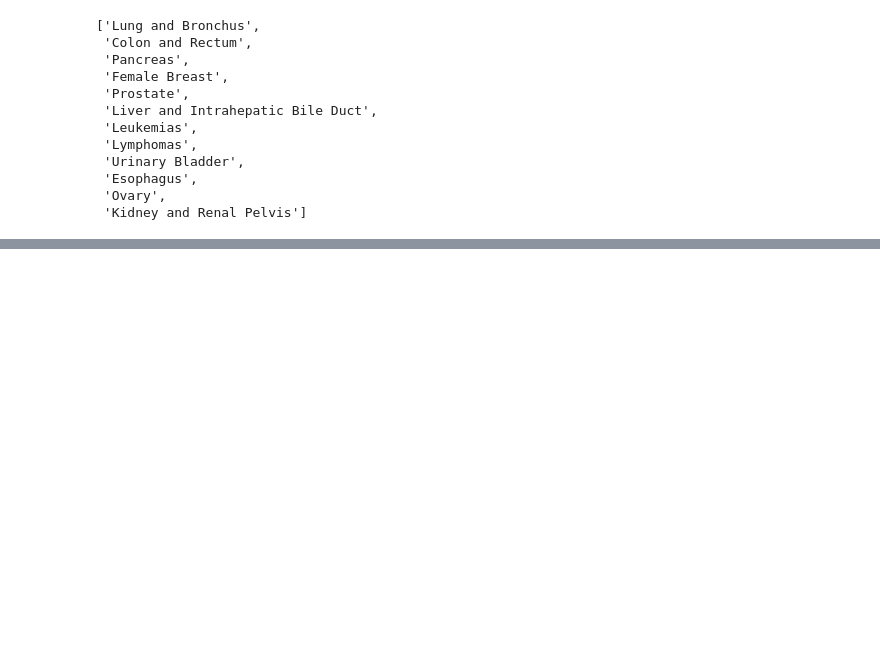
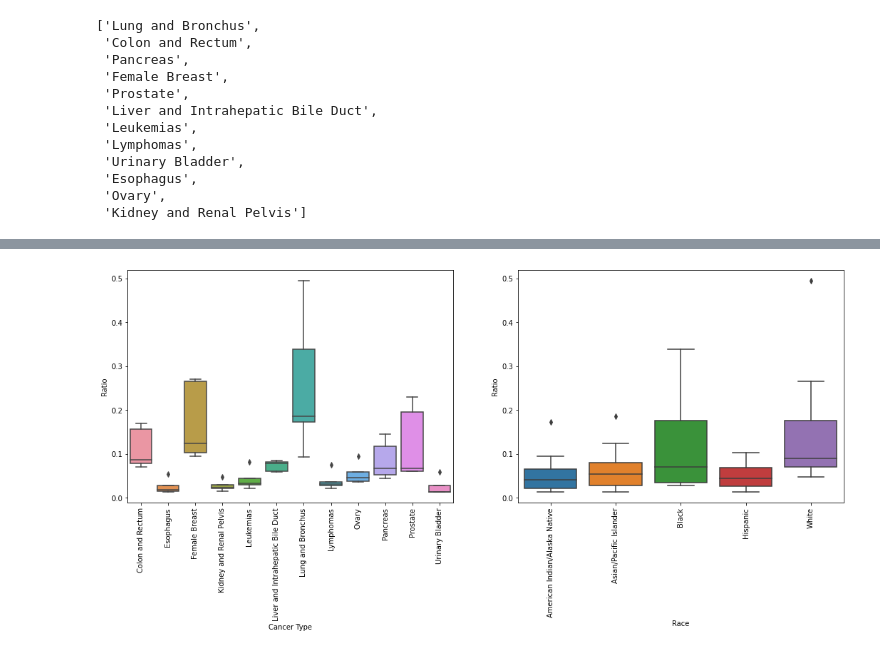
Before and after one commit to joontaka/Springboard, a Jupyter notebook: Assignments/Unit11/Unit11.5_CapstoneTwo/11.5-CapstoneTwo_EDA.ipynb, the cells around one changed output, grey strips where cells are left out. Drawn from its saved outputs; the diff is of its cells as text; code cells hidden in the pictures; blank space fills up the shorter version.

```diff
--- a/Assignments/Unit11/Unit11.5_CapstoneTwo/11.5-CapstoneTwo_EDA.ipynb
+++ b/Assignments/Unit11/Unit11.5_CapstoneTwo/11.5-CapstoneTwo_EDA.ipynb
@@ -215,0 +204,20 @@ _ = plt.xticks(rotation='vertical')
+# %%
+# creating boxplots (ratio by the Cancer Type ('SITE') and RACE)
+# for further analysis (including extent of data and outliers)
+
+fig, axes = plt.subplots(nrows=1,ncols=2,figsize=(18,6))
+sns.boxplot(x = 'SITE', y = 'RATIO', data=df_2017, ax = axes[0])
+_ = plt.sca(axes[0])
+plt.xlabel('Cancer Type')
+plt.ylabel('Ratio')
+plt.xticks(rotation='vertical')
+
+sns.boxplot(x = 'RACE', y = 'RATIO', data=df_2017, ax = axes[1])
+_ = plt.sca(axes[1])
+plt.xlabel('Race')
+plt.ylabel('Ratio')
+plt.xticks(rotation='vertical')
+
+plt.show()
+# %% [output]
+[figure, added]
```
Also changed, not shown: parts of 24 cells of this notebook.
